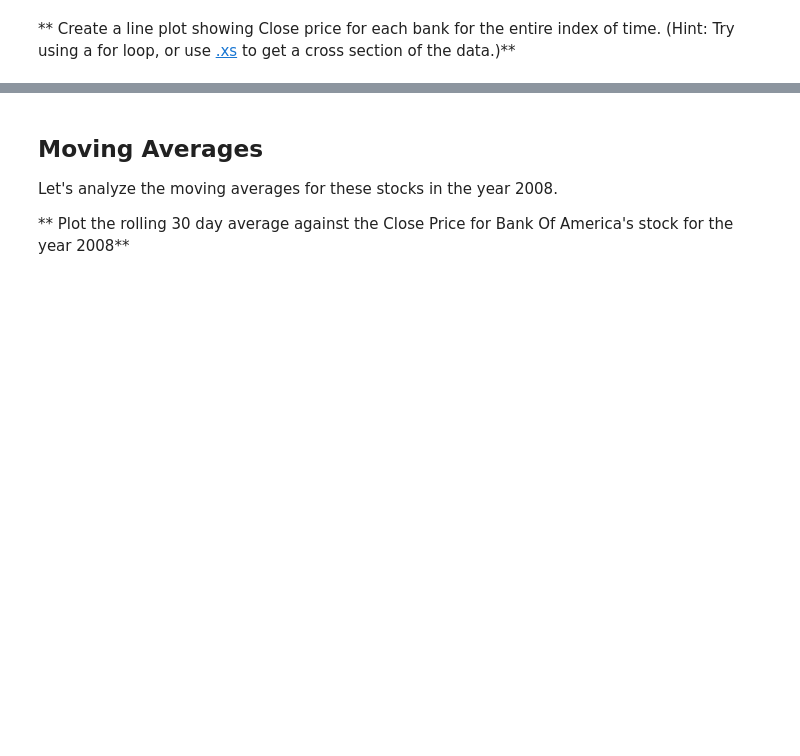
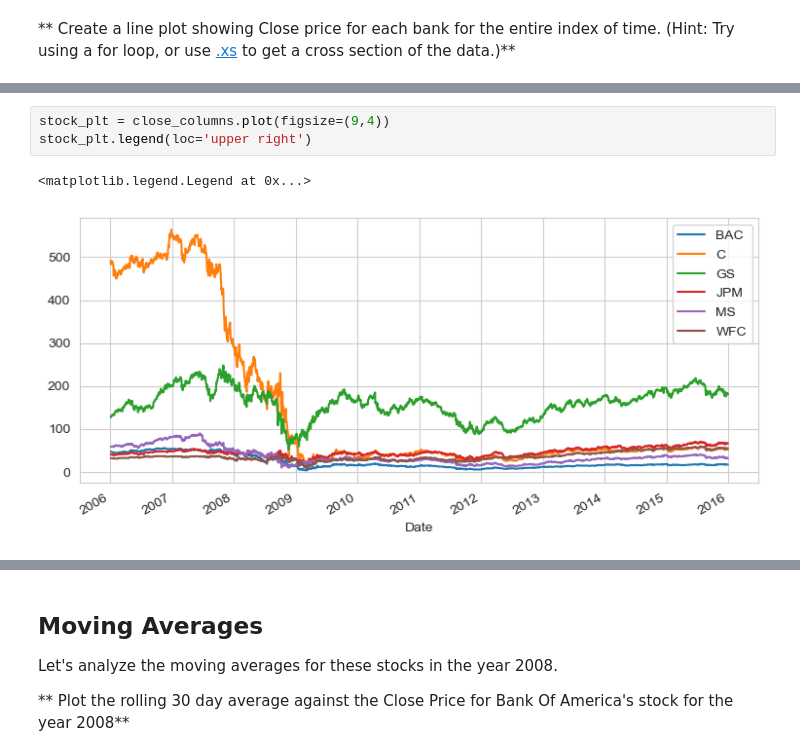
Before and after one commit to tylercoen/python, a Jupyter notebook: Python for Data Science and Machine Learning Bootcamp/Data Capstone Project/03-Finance Project.ipynb, the cells around one changed output, grey strips where cells are left out. Cells and saved outputs as stored; diff of their text form; blank space fills up the shorter version.

```diff
--- a/Python for Data Science and Machine Learning Bootcamp/Data Capstone Project/03-Finance Project.ipynb
+++ b/Python for Data Science and Machine Learning Bootcamp/Data Capstone Project/03-Finance Project.ipynb
@@ -316,3 +301,9 @@ cf.go_offline()
+# %%
+stock_plt = close_columns.plot(figsize=(9,4))
+stock_plt.legend(loc='upper right')
+# %% [output]
+<matplotlib.legend.Legend at 0x...>
+[figure, added]
 # %%
 # %% [output]
 [interactive output not drawn]
```
Also changed, not shown: parts of 19 cells of this notebook, 1 other file.
